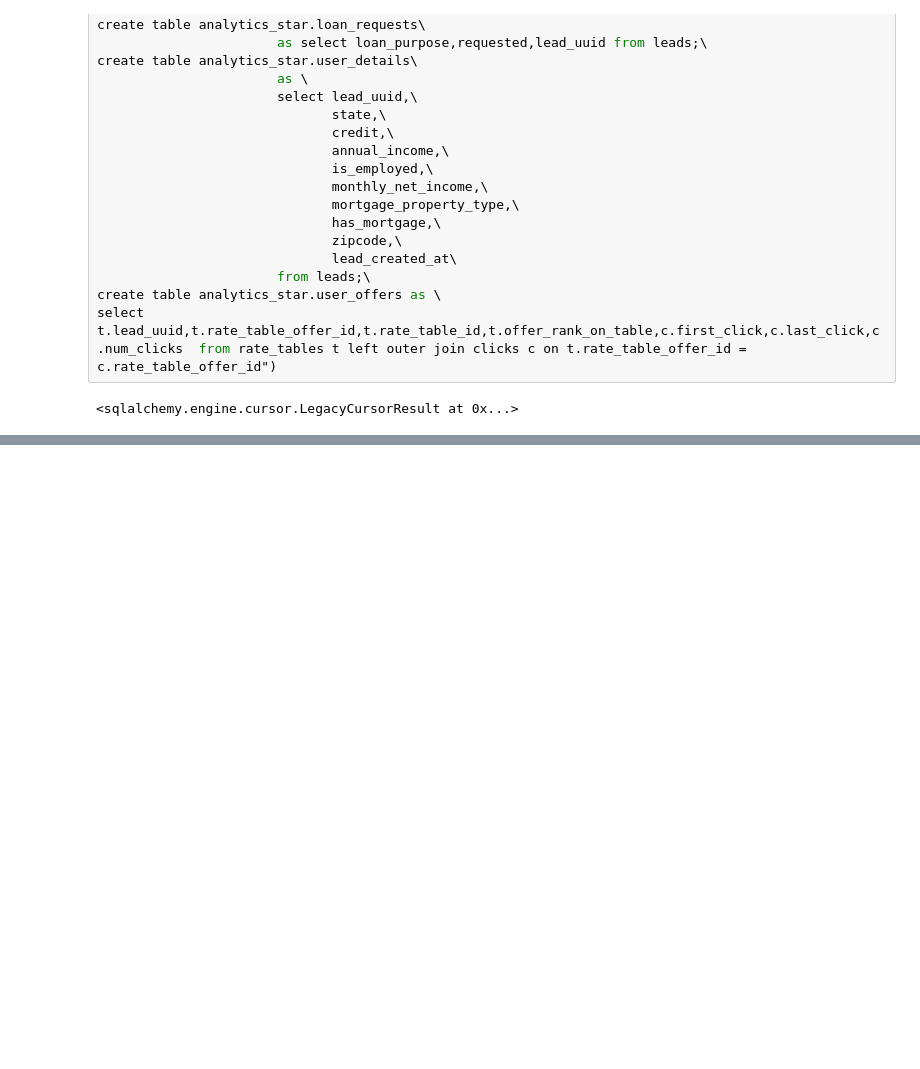
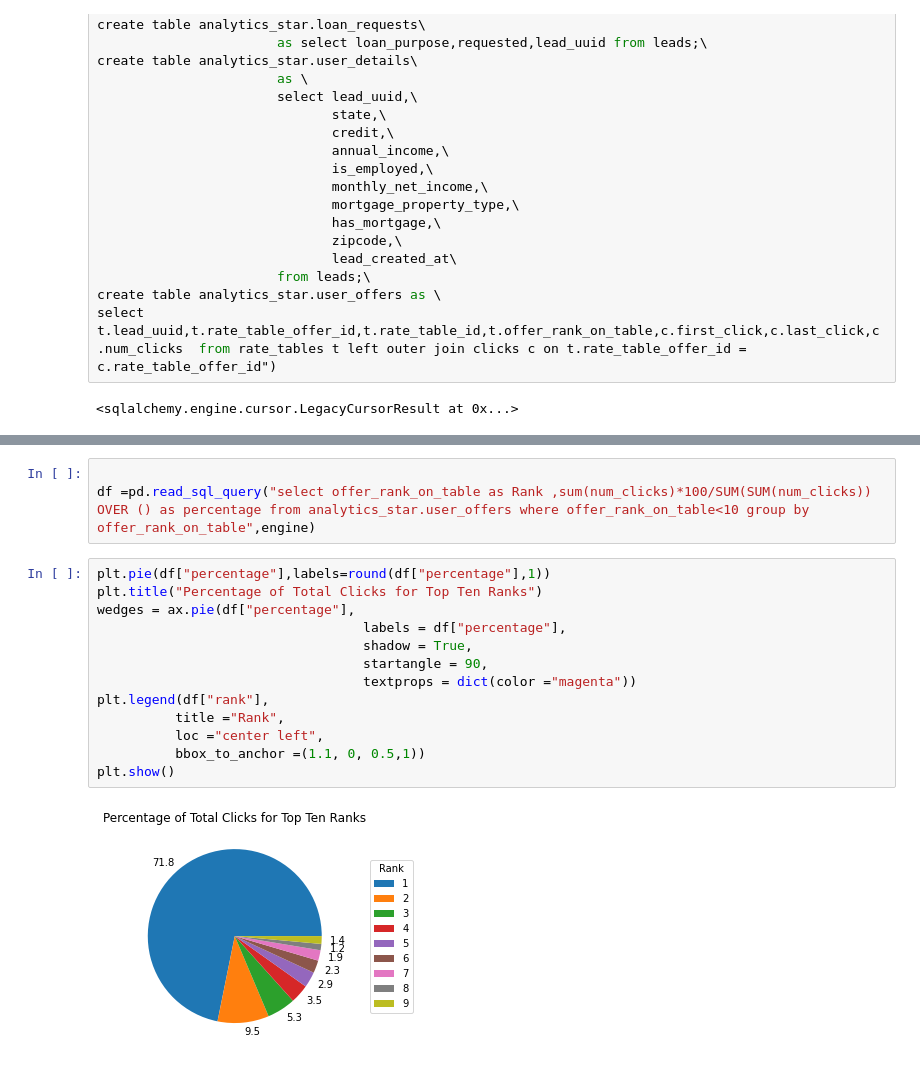
Before and after one commit to jajrcal/EvenAnalytics, a Jupyter notebook: EvenAnalyticsNotebook.ipynb, the cells around one changed output, grey strips where cells are left out. Saved outputs shown, nothing was run; the diff lists cells and outputs as text; blank space fills up the shorter version.

```diff
--- a/EvenAnalyticsNotebook.ipynb
+++ b/EvenAnalyticsNotebook.ipynb
@@ -264,0 +178,18 @@ num_clicks.pie()
+# %%
+
+df =pd.read_sql_query("select offer_rank_on_table as Rank ,sum(num_clicks)*100/SUM(SUM(num_clicks)) OVER () as percentage from analytics_star.user_offers where offer_rank_on_table<10 group by offer_rank_on_table",engine)
+# %%
+plt.pie(df["percentage"],labels=round(df["percentage"],1))
+plt.title("Percentage of Total Clicks for Top Ten Ranks")
+wedges = ax.pie(df["percentage"],
+                                  labels = df["percentage"],
+                                  shadow = True,
+                                  startangle = 90,
+                                  textprops = dict(color ="magenta"))
+plt.legend(df["rank"],
+          title ="Rank",
+          loc ="center left",
+          bbox_to_anchor =(1.1, 0, 0.5,1))
+plt.show()
+# %% [output]
+[figure, added]
```
Also changed, not shown: parts of 14 cells of this notebook, 5 other files.
